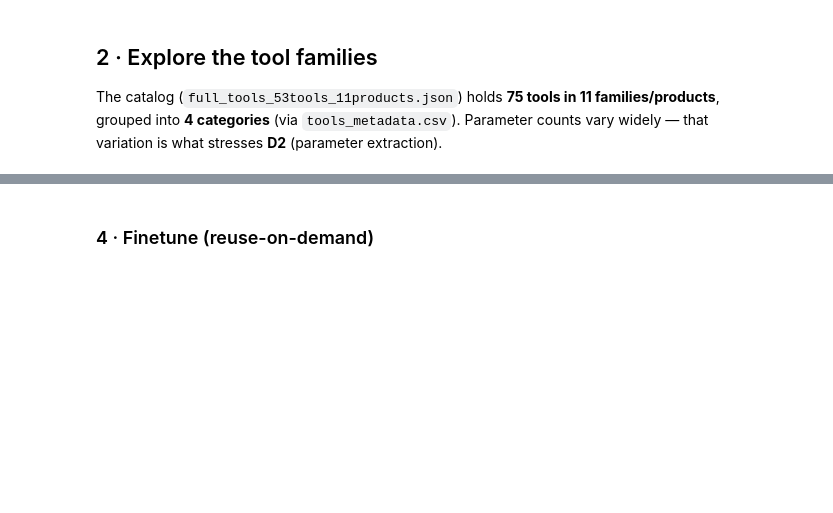
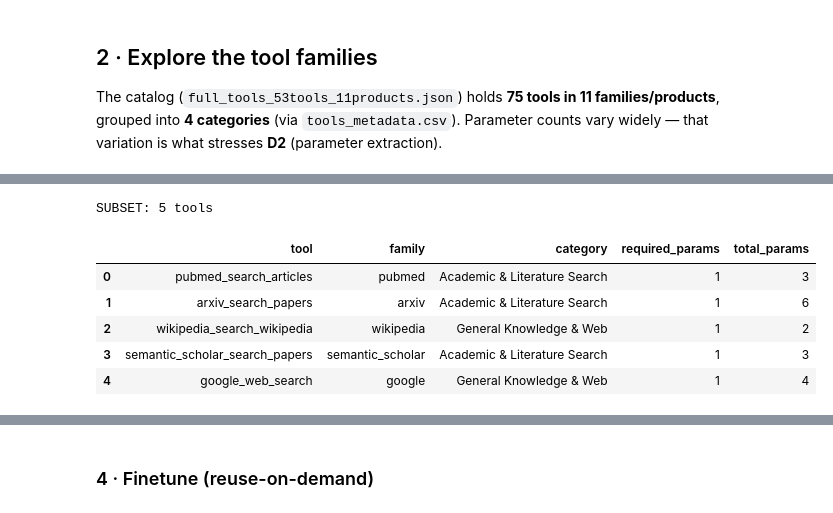
Before and after one commit to HadarBit/picko, a Jupyter notebook: notebooks/02_finetune_and_analyze.ipynb, the cells around one changed output, grey strips where cells are left out. Saved outputs shown, nothing was run; the diff lists cells and outputs as text; code cells hidden in the pictures; blank space fills up the shorter version.

```diff
--- a/notebooks/02_finetune_and_analyze.ipynb
+++ b/notebooks/02_finetune_and_analyze.ipynb
@@ -71,0 +99,21 @@ print("tools:", tools_in_data)
+# %%
+# Default subset = one tool per family . Override with your own list, e.g.:
+#   SUBSET = ["arxiv_search_papers", "pubmed_search_articles", "semantic_scholar_search_papers"]
+SUBSET = [t["name"] for t in cat.select_tools(one_per_family=True)[0]][3:8]
+
+unknown = [n for n in SUBSET if n not in cat.by_name]
+assert not unknown, f"Not in catalog: {unknown}"
+assert len(SUBSET) >= 2, "Pick at least 2 tools."
+
+sub_df = cat.as_dataframe()
+sub_df = sub_df[sub_df["tool"].isin(SUBSET)][["tool","family","category","required_params","total_params"]]
+print(f"SUBSET: {len(SUBSET)} tools")
+display(sub_df.reset_index(drop=True))
+# %% [output]
+SUBSET: 5 tools
+|  | tool | family | category | required_params | total_params |
+| 0 | pubmed_search_articles | pubmed | Academic & Literature Search | 1 | 3 |
+| 1 | arxiv_search_papers | arxiv | Academic & Literature Search | 1 | 6 |
+| 2 | wikipedia_search_wikipedia | wikipedia | General Knowledge & Web | 1 | 2 |
+| 3 | semantic_scholar_search_papers | semantic_scholar | Academic & Literature Search | 1 | 3 |
+| 4 | google_web_search | google | General Knowledge & Web | 1 | 4 |
```
Also changed, not shown: parts of 15 cells of this notebook, 5 other files.
